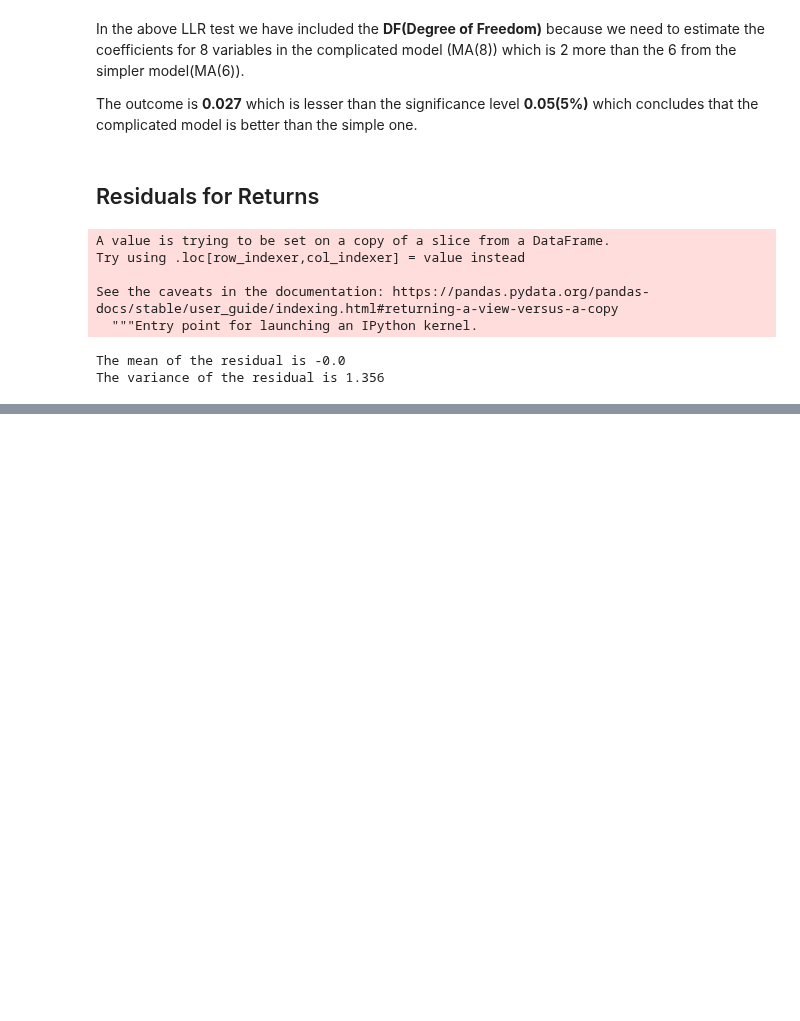
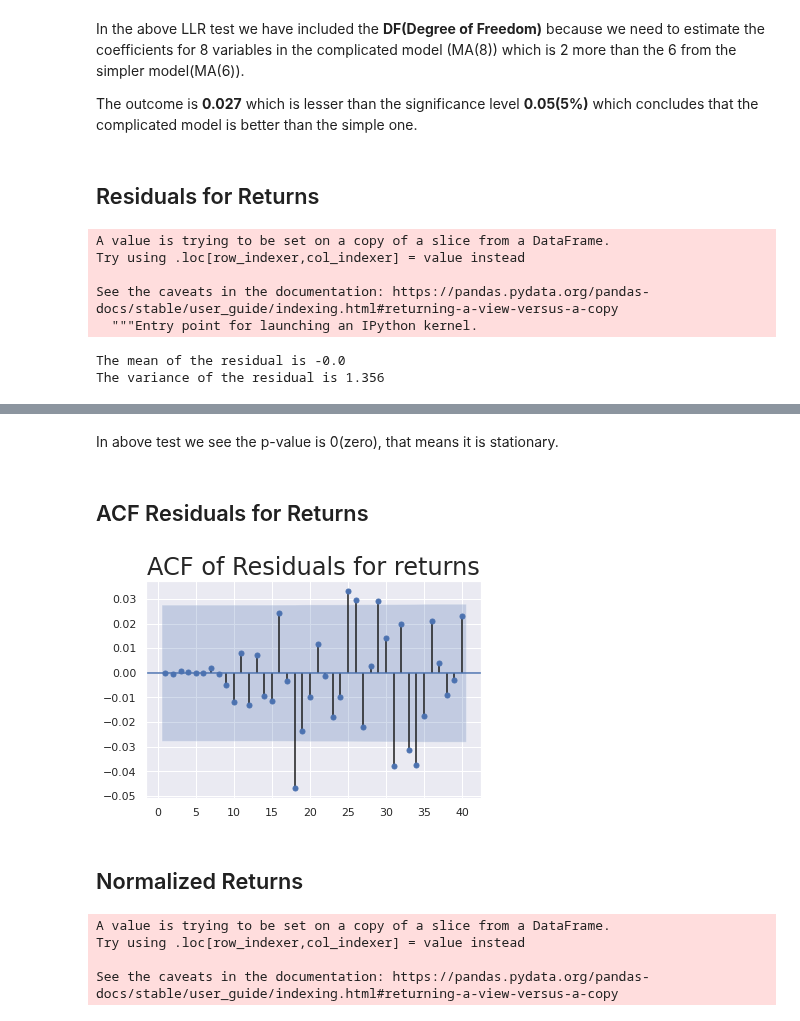
Before and after one commit to Priyo-prog/Time-series-analysis, a Jupyter notebook: The Moving Average Model/moving_average_model.ipynb, the cells around one changed output, grey strips where cells are left out. Cells and saved outputs as stored; diff of their text form; code cells hidden in the pictures; blank space fills up the shorter version.

```diff
--- a/The Moving Average Model/moving_average_model.ipynb
+++ b/The Moving Average Model/moving_average_model.ipynb
@@ -360,0 +382,20 @@ standard_deviation
+# %% [markdown]
+In above test we see the p-value is 0(zero), that means it is stationary.
+# %% [markdown]
+## ACF Residuals for Returns
+# %%
+sgt.plot_acf(df.res_ret_ma_8[2:], zero=False, lags=40)
+plt.title('ACF of Residuals for returns', size=24)
+plt.show()
+# %% [output]
+[figure, added]
+# %% [markdown]
+## Normalized Returns
+# %%
+bench_ret = df.returns.iloc[1]
+df['norm_ret'] = df.returns.div(bench_ret).mul(100)
+# %% [output]
+A value is trying to be set on a copy of a slice from a DataFrame.
+Try using .loc[row_indexer,col_indexer] = value instead
+
+See the caveats in the documentation: https://pandas.pydata.org/pandas-docs/stable/user_guide/indexing.html#returning-a-view-versus-a-copy
```
Also changed, not shown: parts of 15 cells of this notebook.
